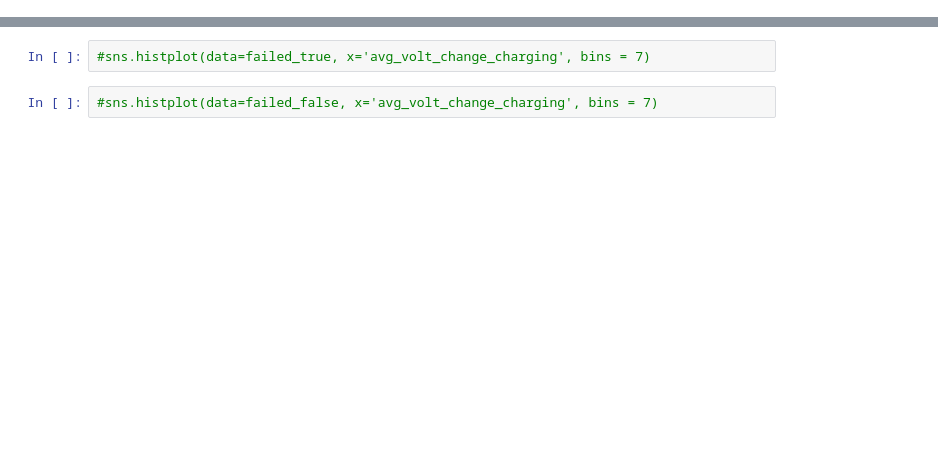
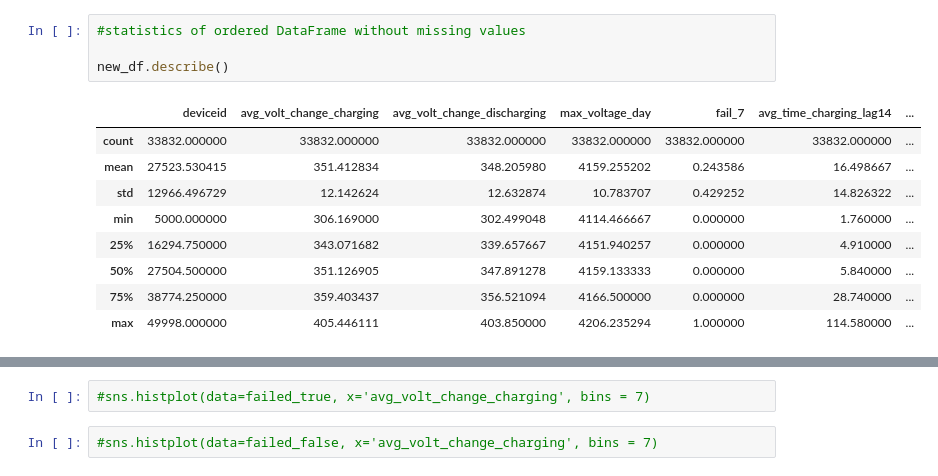
Before and after one commit to natalia-kurbakova/Baruch-Data-Challenge, a Jupyter notebook: datachallenge.ipynb, the cells around one changed output, grey strips where cells are left out. Cells and saved outputs as stored; diff of their text form; blank space fills up the shorter version.

```diff
--- a/datachallenge.ipynb
+++ b/datachallenge.ipynb
@@ -93,0 +67,14 @@ print (cols_discharging_rate)
+# %%
+#statistics of ordered DataFrame without missing values
+
+new_df.describe()
+# %% [output]
+|  | deviceid | avg_volt_change_charging | avg_volt_change_discharging | max_voltage_day | fail_7 | avg_time_charging_lag14 | ... |
+| count | 33832.000000 | 33832.000000 | 33832.000000 | 33832.000000 | 33832.000000 | 33832.000000 | ... |
+| mean | 27523.530415 | 351.412834 | 348.205980 | 4159.255202 | 0.243586 | 16.498667 | ... |
+| std | 12966.496729 | 12.142624 | 12.632874 | 10.783707 | 0.429252 | 14.826322 | ... |
+| min | 5000.000000 | 306.169000 | 302.499048 | 4114.466667 | 0.000000 | 1.760000 | ... |
+| 25% | 16294.750000 | 343.071682 | 339.657667 | 4151.940257 | 0.000000 | 4.910000 | ... |
+| 50% | 27504.500000 | 351.126905 | 347.891278 | 4159.133333 | 0.000000 | 5.840000 | ... |
+| 75% | 38774.250000 | 359.403437 | 356.521094 | 4166.500000 | 0.000000 | 28.740000 | ... |
+| max | 49998.000000 | 405.446111 | 403.850000 | 4206.235294 | 1.000000 | 114.580000 | ... |
```
Also changed, not shown: parts of 24 cells of this notebook.
